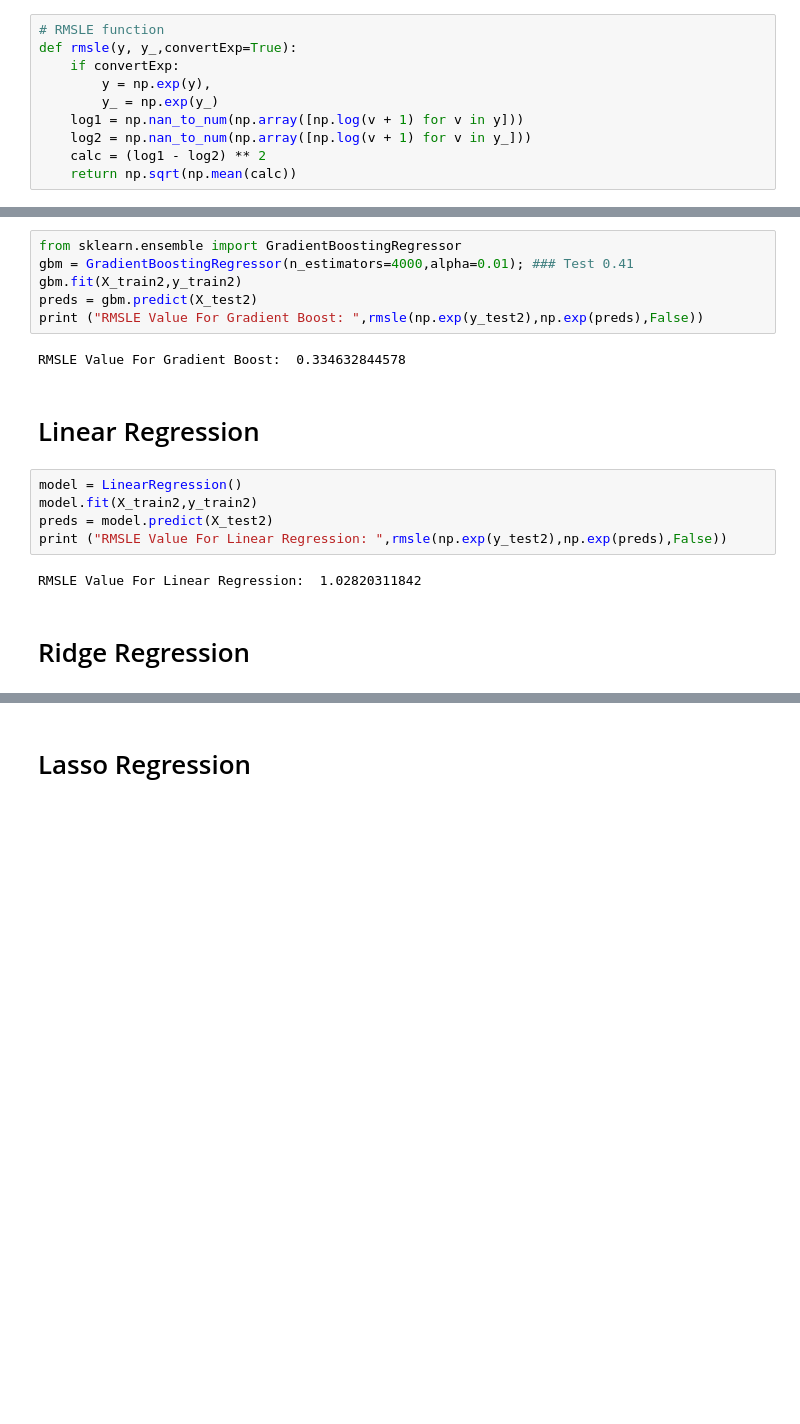
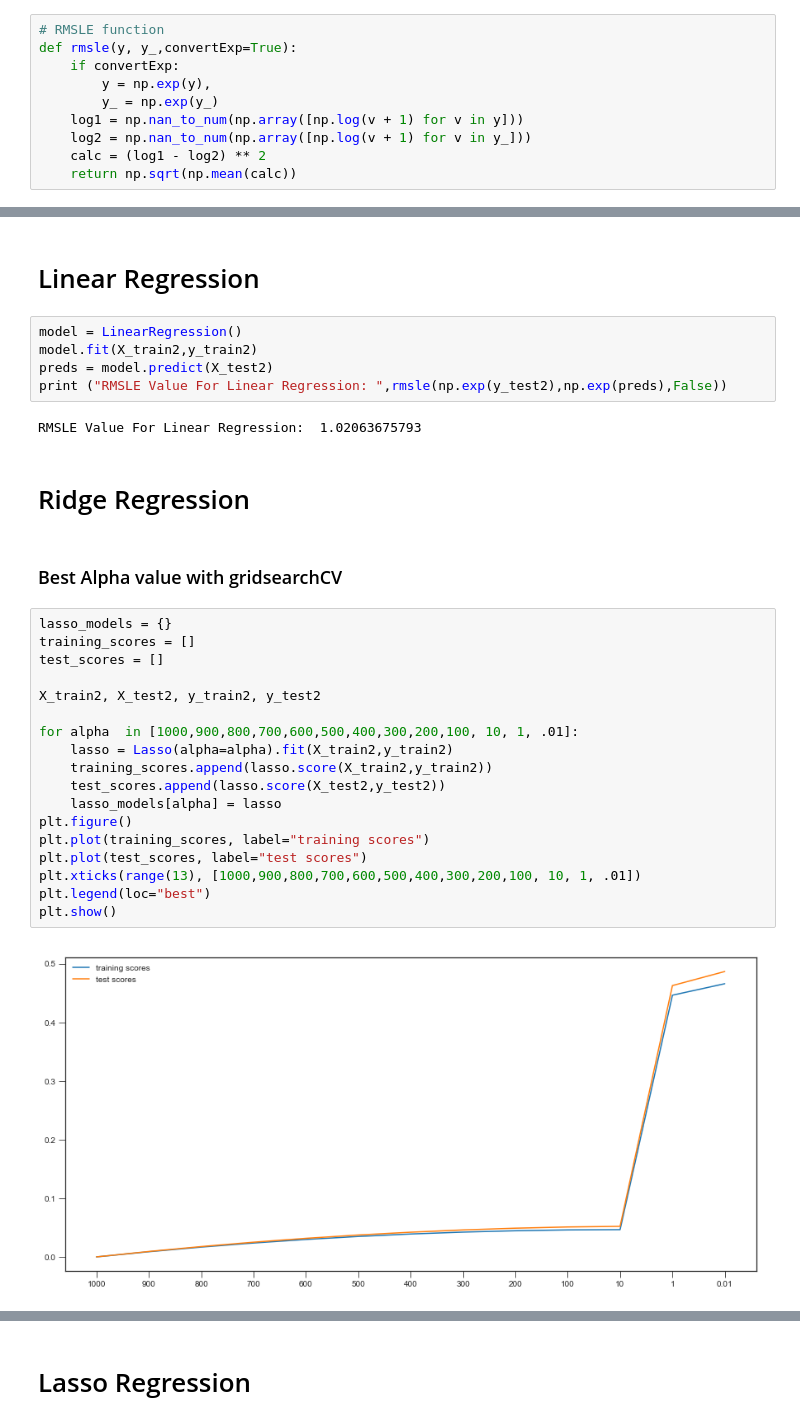
Before and after one commit to akhil111/bootcamp_mini_project, a Jupyter notebook: final_version.ipynb, the cells around one changed output, grey strips where cells are left out. Cells and saved outputs as stored; diff of their text form; blank space fills up the shorter version.

```diff
--- a/final_version.ipynb
+++ b/final_version.ipynb
@@ -266,11 +252,3 @@ RMSLE Value For Random Forest:  0.400722560789
-# %%
-from sklearn.ensemble import GradientBoostingRegressor
-gbm = GradientBoostingRegressor(n_estimators=4000,alpha=0.01); ### Test 0.41
-gbm.fit(X_train2,y_train2)
-preds = gbm.predict(X_test2)
-print ("RMSLE Value For Gradient Boost: ",rmsle(np.exp(y_test2),np.exp(preds),False))
-# %% [output]
-RMSLE Value For Gradient Boost:  0.334632844578
 # %% [markdown]
 #   Linear Regression
 # %%
@@ -279,6 +257,28 @@ model.fit(X_train2,y_train2)
 preds = model.predict(X_test2)
 print ("RMSLE Value For Linear Regression: ",rmsle(np.exp(y_test2),np.exp(preds),False))
 # %% [output]
-RMSLE Value For Linear Regression:  1.02820311842
+RMSLE Value For Linear Regression:  1.02063675793
 # %% [markdown]
 # Ridge Regression
+# %% [markdown]
+### Best Alpha value with gridsearchCV
+# %%
+lasso_models = {}
+training_scores = []
+test_scores = []
+
+X_train2, X_test2, y_train2, y_test2
+
+for alpha  in [1000,900,800,700,600,500,400,300,200,100, 10, 1, .01]:
+    lasso = Lasso(alpha=alpha).fit(X_train2,y_train2)
+    training_scores.append(lasso.score(X_train2,y_train2))
+    test_scores.append(lasso.score(X_test2,y_test2))
+    lasso_models[alpha] = lasso
+plt.figure()
+plt.plot(training_scores, label="training scores")
+plt.plot(test_scores, label="test scores")
+plt.xticks(range(13), [1000,900,800,700,600,500,400,300,200,100, 10, 1, .01])
+plt.legend(loc="best")
+plt.show()
+# %% [output]
+[figure, added]
```
Also changed, not shown: parts of 22 cells of this notebook.
